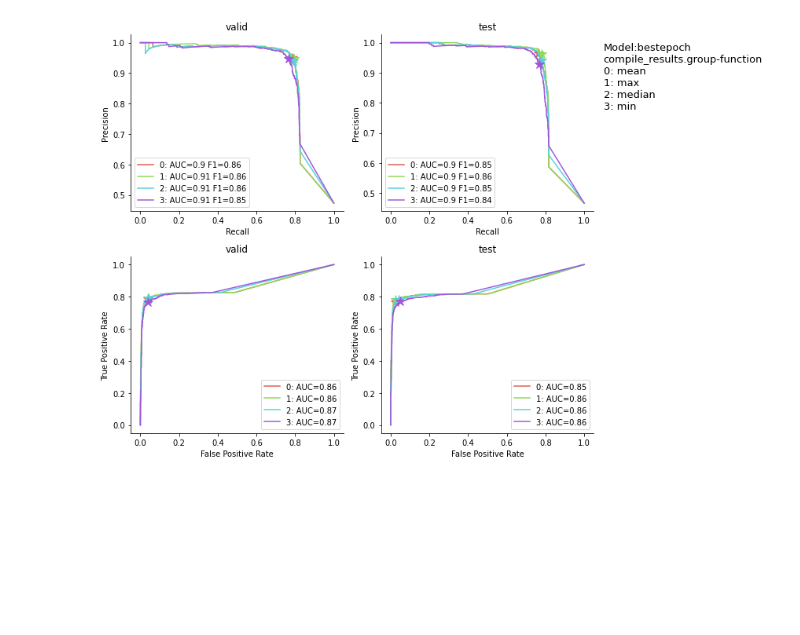
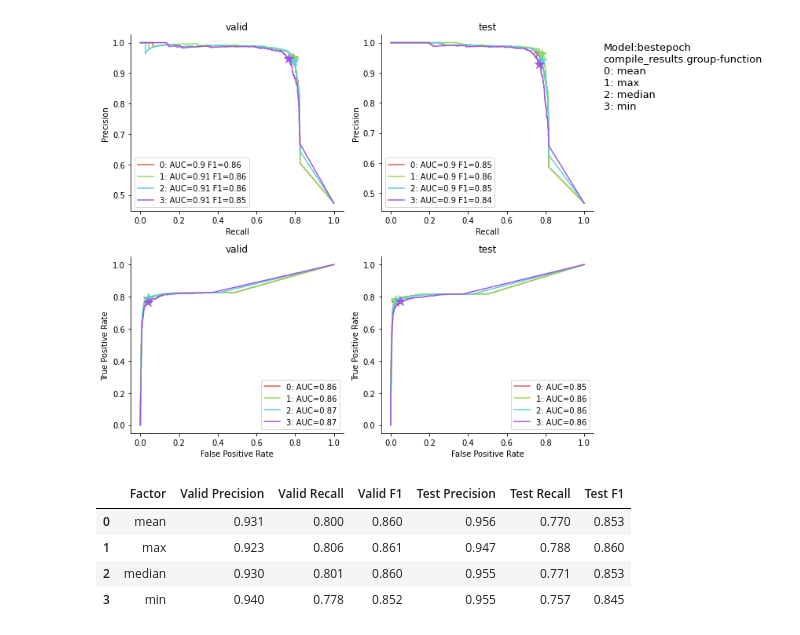
Before and after one commit to tatonetti-lab/onsides, a Jupyter notebook: notebooks/Experiment 3-Compare grouping functions.ipynb, the cells around one changed output. Drawn from its saved outputs; the diff is of its cells as text; code cells hidden in the pictures; blank space fills up the shorter version.

```diff
--- a/notebooks/Experiment 3-Compare grouping functions.ipynb
+++ b/notebooks/Experiment 3-Compare grouping functions.ipynb
@@ -17,10 +19,13 @@ from sklearn.metrics import roc_auc_score
 # %%
 sys.path.append('../src')
 import plot_helpers as ph
+pd.set_option('display.precision', 3)
 # %%
 experiment_id = "3"
 experiment = json.load(open('../analysis.json'))["experiments"][experiment_id]
 # %%
+perfdata = defaultdict(lambda: defaultdict(list))
+
 for modeltype in ('final', 'bestepoch'):
     resfiles = experiment[modeltype]
     colors = sns.color_palette("hls", len(resfiles))
@@ -41,6 +46,7 @@ for modeltype in ('final', 'bestepoch'):
             split_df = df[df['split']==split]
 
             prdata = ph.prdata(split_df['label'], split_df['Pred1'])
+            perfdata[(modeltype, split)]['prdata'].append(prdata)
 
             plt.plot(prdata['recall'], prdata['precision'], color=colors[i],
                      label=f'{i}: AUC={prdata["pr_auc"]:.2} F1={prdata["max_f1"]:.2}'
@@ -65,6 +71,7 @@ for modeltype in ('final', 'bestepoch'):
 
             prdata = ph.prdata(split_df['label'], split_df['Pred1'])
             rocdata = ph.rocdata(split_df['label'], split_df['Pred1'], prdata['max_f1_threshold'])
+            perfdata[(modeltype, split)]['rocdata'].append(rocdata)
 
             plt.plot(rocdata['fpr'], rocdata['tpr'], color=colors[i],
                      label=f'{i}: AUC={rocdata["roc_auc"]:.2}'
@@ -86,3 +93,36 @@ for modeltype in ('final', 'bestepoch'):
 # %% [output]
 [figure]
 [figure]
+# %%
+modeltype = 'final'
+key = (modeltype, 'valid')
+dfdata = {
+    'Factor': experiment['labels'],
+    'Valid Precision': [d['max_f1_precision'] for d in perfdata[key]['prdata']],
+    'Valid Recall': [d['max_f1_recall'] for d in perfdata[key]['prdata']],
+    'Valid F1': [d['max_f1'] for d in perfdata[key]['prdata']],
+#     'AUPR': [d['pr_auc'] for d in perfdata[key]['prdata']],
+#     'AUROC': [d['roc_auc'] for d in perfdata[key]['rocdata']],
+}
+
+valid = pd.DataFrame(dfdata)
+
+key = (modeltype, 'test')
+dfdata = {
+#     'Factor': experiment['labels'],
+    'Test Precision': [d['max_f1_precision'] for d in perfdata[key]['prdata']],
+    'Test Recall': [d['max_f1_recall'] for d in perfdata[key]['prdata']],
+    'Test F1': [d['max_f1'] for d in perfdata[key]['prdata']],
+#     'AUPR': [d['pr_auc'] for d in perfdata[key]['prdata']],
+#     'AUROC': [d['roc_auc'] for d in perfdata[key]['rocdata']],
+}
+
+test = pd.DataFrame(dfdata)
+
+pd.concat([valid, test], axis=1)
+# %% [output]
+|  | Factor | Valid Precision | Valid Recall | Valid F1 | Test Precision | Test Recall | Test F1 |
+| 0 | mean | 0.931 | 0.800 | 0.860 | 0.956 | 0.770 | 0.853 |
+| 1 | max | 0.923 | 0.806 | 0.861 | 0.947 | 0.788 | 0.860 |
+| 2 | median | 0.930 | 0.801 | 0.860 | 0.955 | 0.771 | 0.853 |
+| 3 | min | 0.940 | 0.778 | 0.852 | 0.955 | 0.757 | 0.845 |
```
Also changed, not shown: parts of 1 cell of this notebook, 11 other files.
